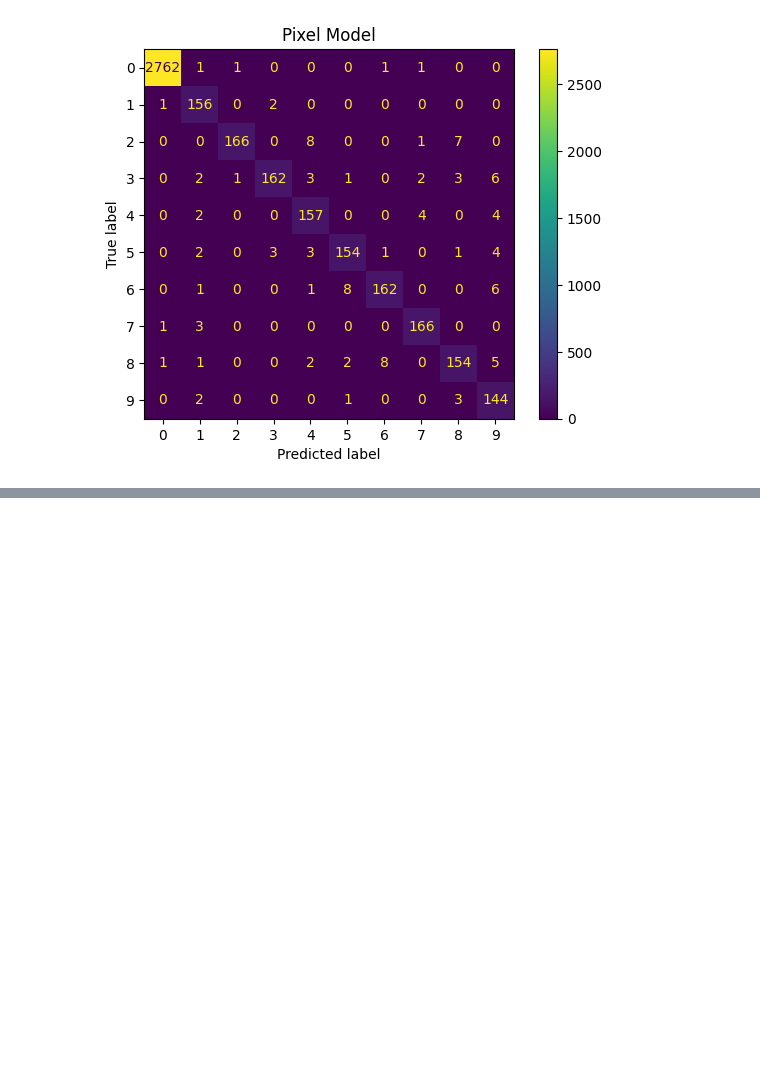
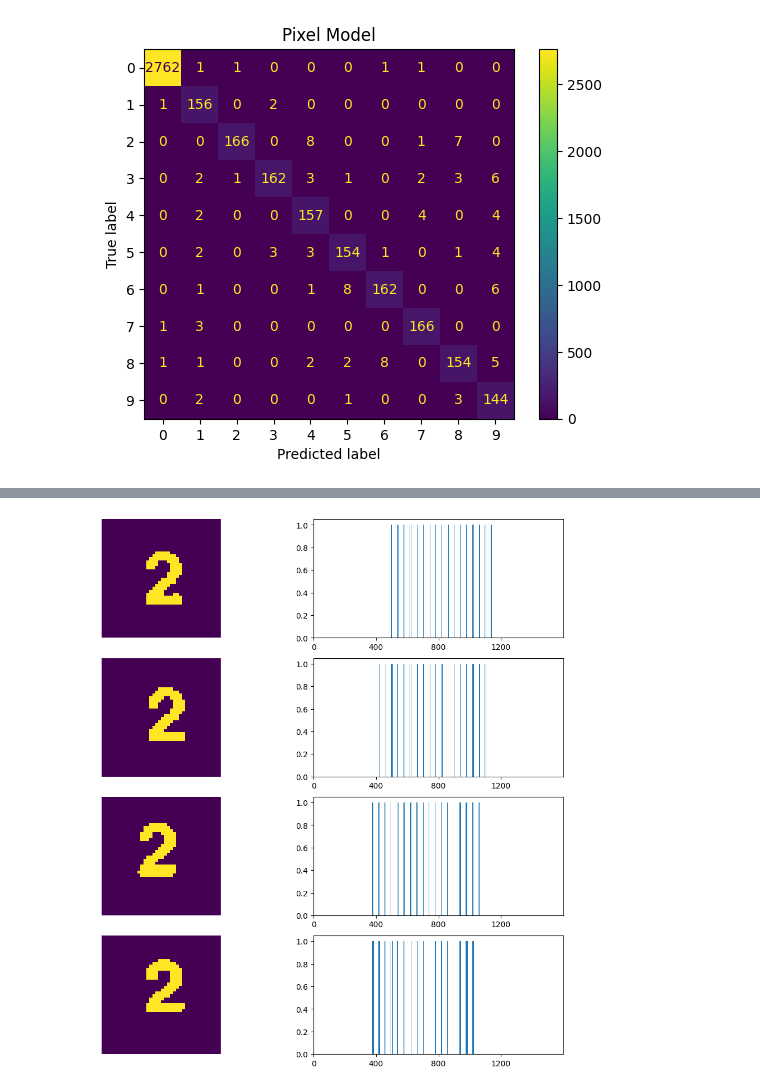
Before and after one commit to Johannes-Herz/Sudoku-Solver, a Jupyter notebook: AnalysisPixelModel.ipynb, the cells around one changed output, grey strips where cells are left out. Cells and saved outputs as stored; diff of their text form; code cells hidden in the pictures; blank space fills up the shorter version.

```diff
--- a/AnalysisPixelModel.ipynb
+++ b/AnalysisPixelModel.ipynb
@@ -188,10 +216,12 @@ for ((img, _, _), pixelTransformed), axis in zip(zip(trueFours, pixelTransformed
 # %%
-fig, axs = plt.subplots(10, 2, figsize=(20, 20))
+fig, axs = plt.subplots(4, 2, figsize=(10, 10))
 fig.tight_layout(pad=0.5)
 x = np.arange(0, 1600, 1)
 for ((img, _, _), pixelTransformed), axis in zip(zip(trueTwos, pixelTransformedTrueTwos), axs):
     axis[0].axis('off')
     axis[0].imshow(preprocessCellImage(cv.resize(img, (40, 40)))[1])
     axis[1].set_xlim([0, 1600])
     axis[1].set_xticks(np.arange(0, 1600, 400))
     axis[1].bar(x, 1 - pixelTransformed)
+# %% [output]
+[figure, added]
```
Also changed, not shown: parts of 3 cells of this notebook, 3 other files.
